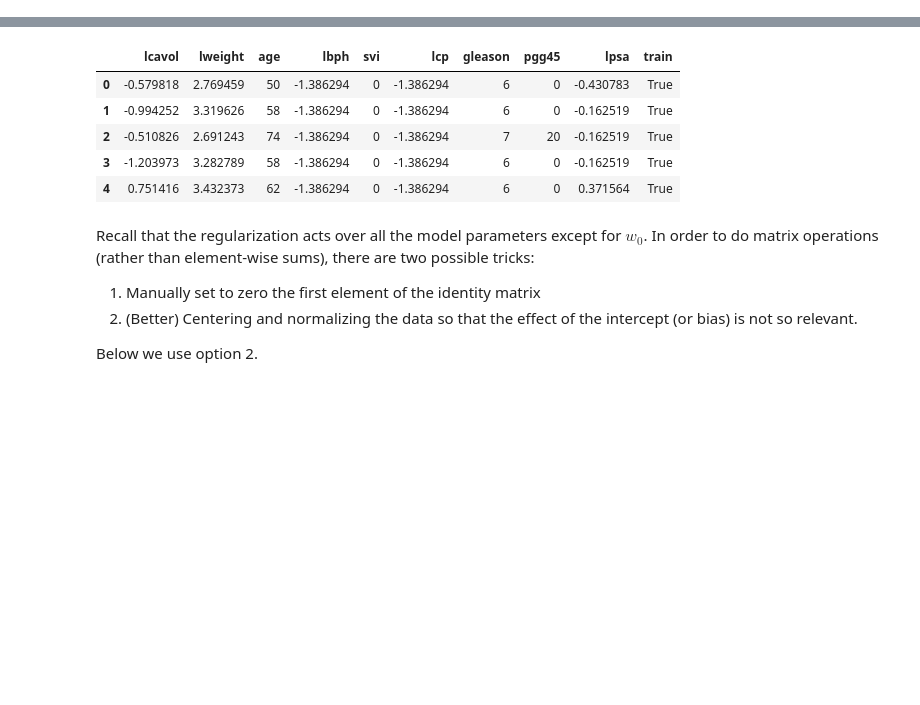
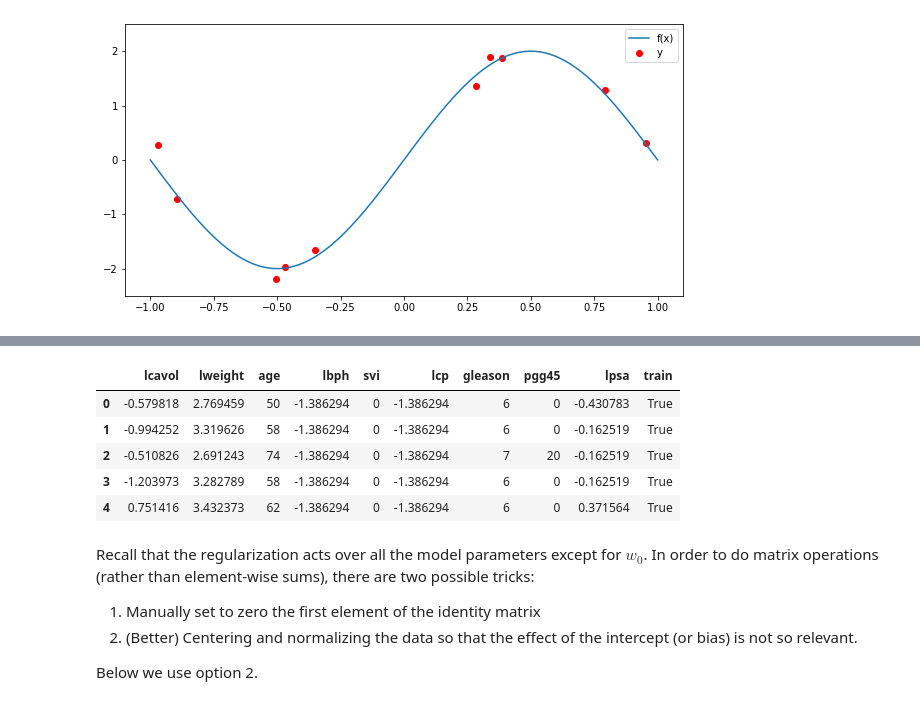
Before and after one commit to mspronesti/eurecom-machine-learning, a Jupyter notebook: notebooks/04_regularization.ipynb, the cells around one changed output, grey strips where cells are left out. Cells and saved outputs as stored; diff of their text form; code cells hidden in the pictures; blank space fills up the shorter version.

```diff
--- a/notebooks/04_regularization.ipynb
+++ b/notebooks/04_regularization.ipynb
@@ -0,0 +28,22 @@
+# %%
+N = 10;
+x = 2*(np.random.rand(N, 1) -0.5)
+xGrid = np.linspace(-1,1,100)
+# %%
+def f(x):
+    y = 2*np.sin(math.pi*x)
+    return y
+# %%
+f_x = f(xGrid)
+plt.plot(xGrid,f_x)
+
+sigma = 0.2
+y = f(x) + sigma*np.random.randn(len(x),1)
+# %%
+plt.rcParams['figure.figsize'] = [10, 5]
+plt.scatter(x,y, c='r')
+plt.legend(['f(x)', 'y'])
+plt.ylim(-2.5,2.5)
+plt.show()
+# %% [output]
+[figure, added]
```
Also changed, not shown: parts of 21 cells of this notebook.
